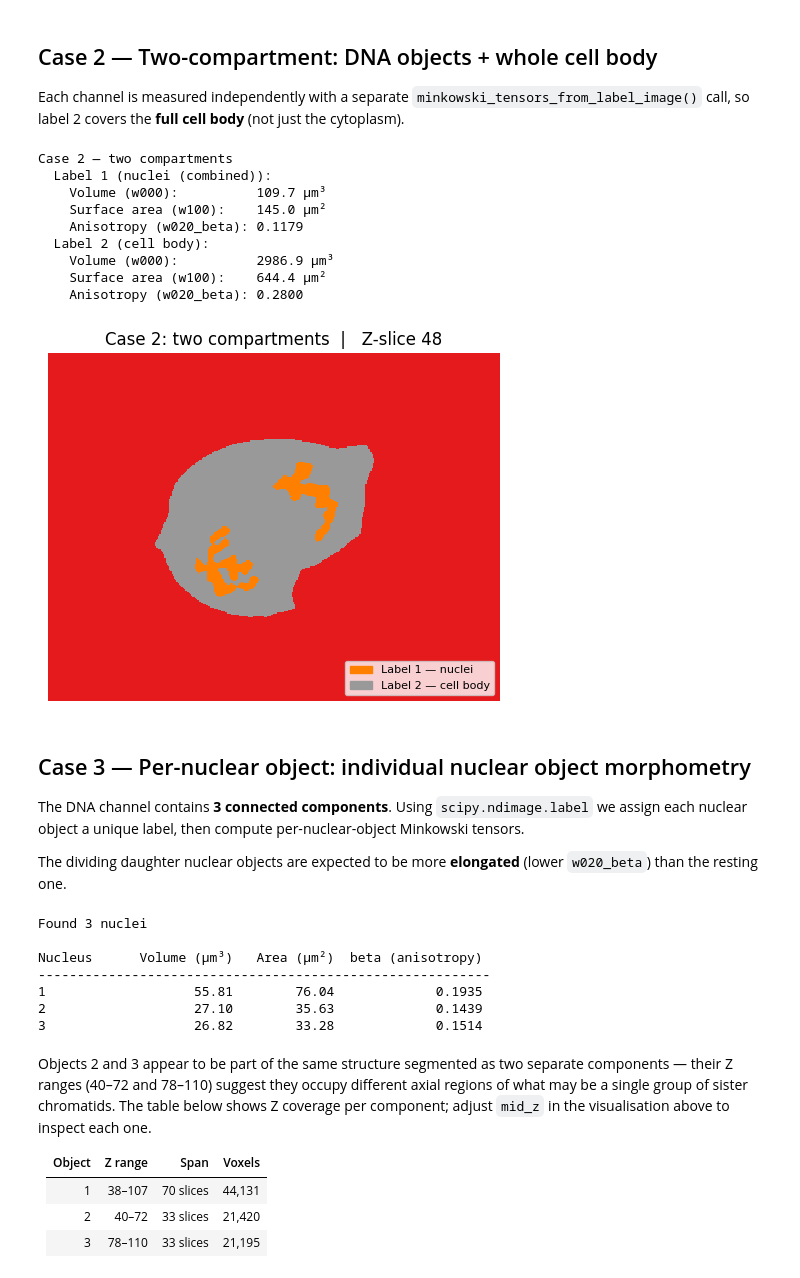
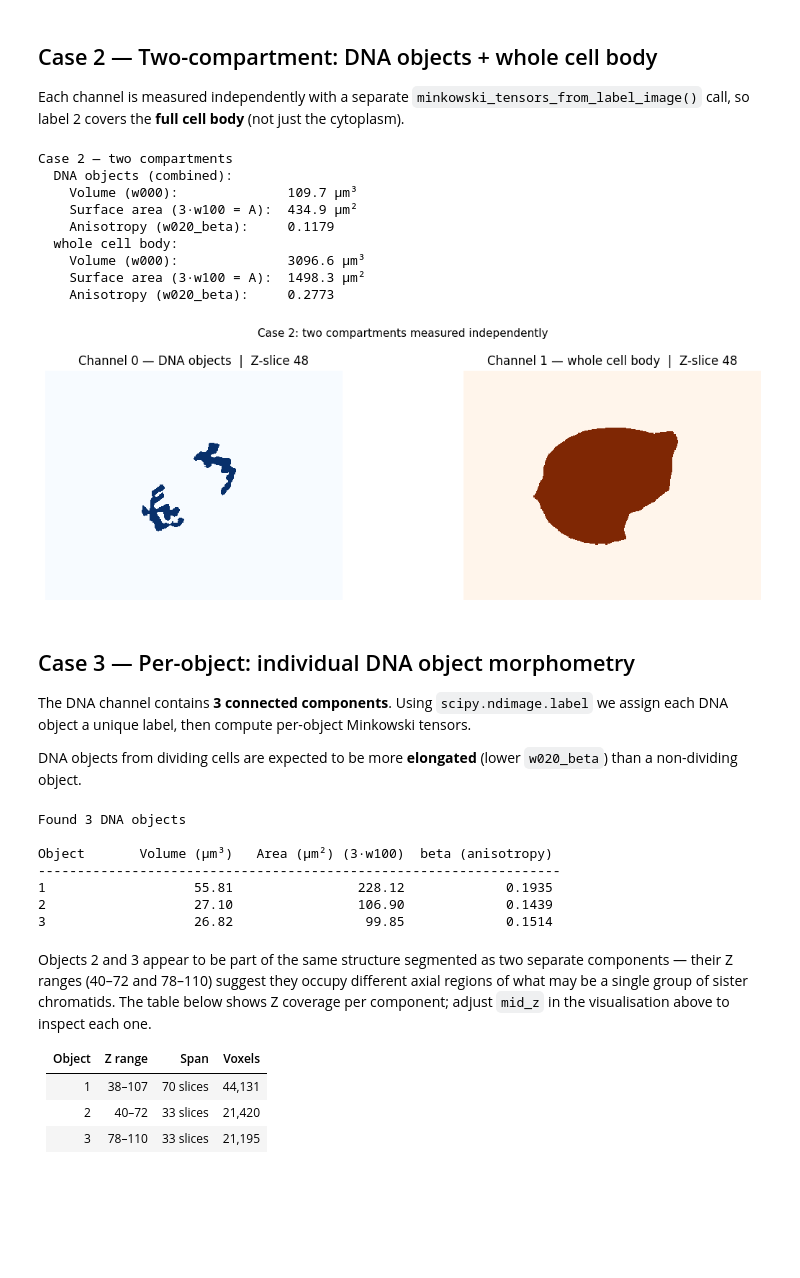
Before and after one commit to Ishihara-SynthMorph/pykarambola, a Jupyter notebook: examples/label_image_api.ipynb, the cells around one changed output. Cells and saved outputs as stored; diff of their text form; code cells hidden in the pictures; blank space fills up the shorter version.

```diff
--- a/examples/label_image_api.ipynb
+++ b/examples/label_image_api.ipynb
@@ -37,10 +37,10 @@ The file is a 2-channel OME-TIFF with shape `(C, Z, Y, X)`:
 seg = tifffile.imread('../dataset/multilabel_test/f5d35d71_segmentation.ome.tif')
 print(f'Shape: {seg.shape}  dtype: {seg.dtype}')  # (2, Z, Y, X)
 
-nuclei_mask = (seg[0] > 0).astype(np.uint8)   # channel 0: DNA
-cell_mask   = (seg[1] > 0).astype(np.uint8)   # channel 1: cell body
+dna_mask  = (seg[0] > 0).astype(np.uint8)   # channel 0: DNA channel
+cell_mask = (seg[1] > 0).astype(np.uint8)   # channel 1: cell body
 
-Z, Y, X = nuclei_mask.shape
+Z, Y, X = dna_mask.shape
 # mid_z = Z // 2
 mid_z = 48  # manually set mid_z for visualization
 print(f'Volume shape: Z={Z}, Y={Y}, X={X}  |   Z-slice: {mid_z}')
@@ -106,8 +107,8 @@ Each channel is measured independently with a separate `minkowski_tensors_from_l
 so label 2 covers the **full cell body** (not just the cytoplasm).
 # %%
 # Two separate calls — one per channel — so cell body is measured whole
-results_case2_dna  = pk.minkowski_tensors_from_label_image(nuclei_mask.astype(int), compute="all")
-results_case2_cell = pk.minkowski_tensors_from_label_image(cell_mask.astype(int),   compute="all")
+results_case2_dna  = pk.minkowski_tensors_from_label_image(dna_mask.astype(int), compute="all")
+results_case2_cell = pk.minkowski_tensors_from_label_image(cell_mask.astype(int), compute="all")
 
 print('Case 2 — two compartments')
 for name, res in [('DNA objects (combined)', results_case2_dna), ('whole cell body', results_case2_cell)]:
@@ -118,53 +119,52 @@ for name, res in [('DNA objects (combined)', results_case2_dna), ('whole cell bo
     print(f'    Anisotropy (w020_beta):     {r["w020_beta"]:.4f}')
 # %% [output]
 Case 2 — two compartments
-  Label 1 (nuclei (combined)):
-    Volume (w000):          109.7 µm³
-    Surface area (w100):    145.0 µm²
-    Anisotropy (w020_beta): 0.1179
-  Label 2 (cell body):
-    Volume (w000):          2986.9 µm³
-    Surface area (w100):    644.4 µm²
-    Anisotropy (w020_beta): 0.2800
+  DNA objects (combined):
+    Volume (w000):              109.7 µm³
+    Surface area (3·w100 = A):  434.9 µm²
+    Anisotropy (w020_beta):     0.1179
+  whole cell body:
+    Volume (w000):              3096.6 µm³
+    Surface area (3·w100 = A):  1498.3 µm²
+    Anisotropy (w020_beta):     0.2773
 # %%
-cmap2 = plt.colormaps['Set1'].resampled(3)  # 0=background, 1=DNA, 2=cell
 fig, axes = plt.subplots(1, 2, figsize=(12, 4))
-axes[0].imshow(nuclei_mask[mid_z], cmap='Blues', interpolation='nearest')
+axes[0].imshow(dna_mask[mid_z], cmap='Blues', interpolation='nearest')
 axes[0].set_title(f'Channel 0 — DNA objects  |  Z-slice {mid_z}')
 axes[0].axis('off')
 axes[1].imshow(cell_mask[mid_z], cmap='Oranges', interpolation='nearest')
 axes[1].set_title(f'Channel 1 — whole cell body  |  Z-slice {mid_z}')
 axes[1].axis('off')
 plt.suptitle('Case 2: two compartments measured independently', fontsize=11)
 plt.tight_layout()
 plt.show()
 # %% [output]
-[figure, old version]
+[figure, new version]
 # %% [markdown]
-## Case 3 — Per-nuclear object: individual nuclear object morphometry
+## Case 3 — Per-object: individual DNA object morphometry
 
 The DNA channel contains **3 connected components**.
-Using `scipy.ndimage.label` we assign each nuclear object a unique label, then compute per-nuclear-object Minkowski tensors.
+Using `scipy.ndimage.label` we assign each DNA object a unique label, then compute per-object Minkowski tensors.
 
-The dividing daughter nuclear objects are expected to be more **elongated** (lower `w020_beta`) than the resting one.
+DNA objects from dividing cells are expected to be more **elongated** (lower `w020_beta`) than a non-dividing object.
 # %%
-label_case3, n_objects = ndimage.label(nuclei_mask)
-print(f'Found {n_objects} nuclear objects')
+label_case3, n_objects = ndimage.label(dna_mask)
+print(f'Found {n_objects} DNA objects')
 
 results_case3 = pk.minkowski_tensors_from_label_image(label_case3, compute="all")
 
-print(f'\n{"Nuclear Obj":<12} {"Volume (µm³)":>14} {"Area (µm²)\'(3·w100)":>20} {"beta (anisotropy)":>18}')
-print('-' * 68)
+print(f'\n{"Object":<10} {"Volume (µm³)":>14} {"Area (µm²) (3·w100)":>21} {"beta (anisotropy)":>18}')
+print('-' * 67)
 for label, r in sorted(results_case3.items()):
-    print(f'{label:<12} {r["w000"] * voxel_size_um**3:>14.2f} {r["w100"] * voxel_size_um**2 * 3:>20.2f} {r["w020_beta"]:>18.4f}')
+    print(f'{label:<10} {r["w000"] * voxel_size_um**3:>14.2f} {r["w100"] * voxel_size_um**2 * 3:>21.2f} {r["w020_beta"]:>18.4f}')
 # %% [output]
-Found 3 nuclei
+Found 3 DNA objects
 
-Nucleus      Volume (µm³)   Area (µm²)  beta (anisotropy)
-----------------------------------------------------------
-1                   55.81        76.04             0.1935
-2                   27.10        35.63             0.1439
-3                   26.82        33.28             0.1514
+Object       Volume (µm³)   Area (µm²) (3·w100)  beta (anisotropy)
+-------------------------------------------------------------------
+1                   55.81                228.12             0.1935
+2                   27.10                106.90             0.1439
+3                   26.82                 99.85             0.1514
 # %% [markdown]
 Objects 2 and 3 appear to be part of the same structure segmented as two separate components — their Z ranges (40–72 and 78–110) suggest they occupy different axial regions of what may be a single group of sister chromatids. The table below shows Z coverage per component; adjust `mid_z` in the visualisation above to inspect each one.
 
```
Also changed, not shown: parts of 5 cells of this notebook, 1 other file.
